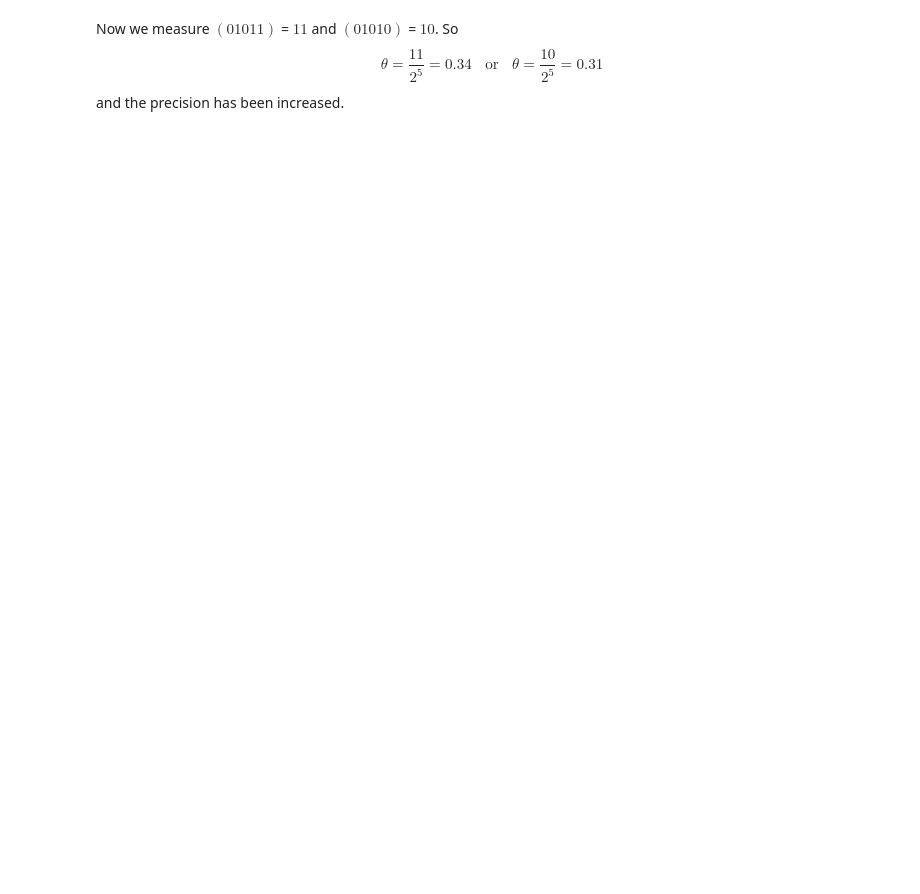
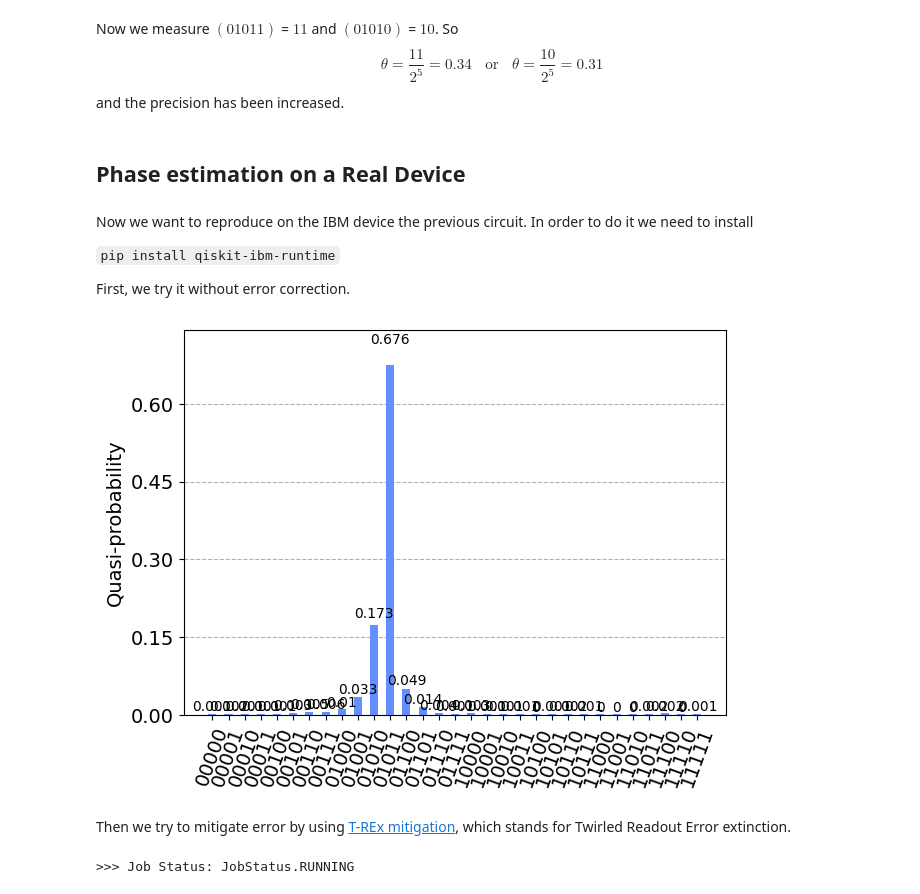
Before and after one commit to Grufoony/Physics_Unibo, a Jupyter notebook: src/Quantum_Computing/phase_estimation.ipynb, the cells around one changed output. Drawn from its saved outputs; the diff is of its cells as text; code cells hidden in the pictures; blank space fills up the shorter version.

Commit message:
last comments on real devices

```diff
--- a/src/Quantum_Computing/phase_estimation.ipynb
+++ b/src/Quantum_Computing/phase_estimation.ipynb
@@ -151,3 +151,57 @@ $$
     \theta = \frac{11}{2^5} = 0.34 \ \ \ \ \text{or} \ \ \ \ \theta = \frac{10}{2^5} = 0.31
 $$
 and the precision has been increased.
+# %% [markdown]
+## Phase estimation on a Real Device
+# %% [markdown]
+Now we want to reproduce on the IBM device the previous circuit.
+In order to do it we need to install
+
+`pip install qiskit-ibm-runtime`
+
+First, we try it without error correction.
+# %%
+from qiskit_ibm_runtime import QiskitRuntimeService
+
+with open('token.txt', 'r') as f:
+    APItoken = f.read()
+
+QiskitRuntimeService.save_account(
+    channel='ibm_quantum', token=APItoken, overwrite=True)
+
+service = QiskitRuntimeService(channel="ibm_quantum")
+
+backend = service.backend("ibmq_qasm_simulator")  # or ibmq_lagos
+# %%
+from qiskit_ibm_runtime import Sampler, Options
+
+options = Options()
+options.resilience_level = 0
+options.execution.shots = 2**11
+
+sampler = Sampler(backend=backend, options=options)
+
+job = sampler.run(qpe_circuit)
+# %%
+from qiskit.visualization import plot_distribution
+
+result = job.result()
+
+# Collect quasiprobability distribution
+distribution = result.quasi_dists[0].binary_probabilities()
+plot_distribution(distribution)
+# %% [output]
+[figure, added]
+# %% [markdown]
+Then we try to mitigate error by using [T-REx mitigation](https://qiskit.org/ecosystem/ibm-runtime/tutorials/Error-Suppression-and-Error-Mitigation.html#Twirled-readout-error-extinction), which stands for Twirled Readout Error extinction.
+# %%
+options = Options()
+options.resilience_level = 1  # T-REx mitigation
+options.execution.shots = 2**11
+
+sampler = Sampler(backend=backend, options=options)
+
+job = sampler.run(qpe_circuit)
+print(f">>> Job Status: {job.status()}")
+# %% [output]
+>>> Job Status: JobStatus.RUNNING
```
Also changed, not shown: parts of 3 cells of this notebook, 1 other file.
